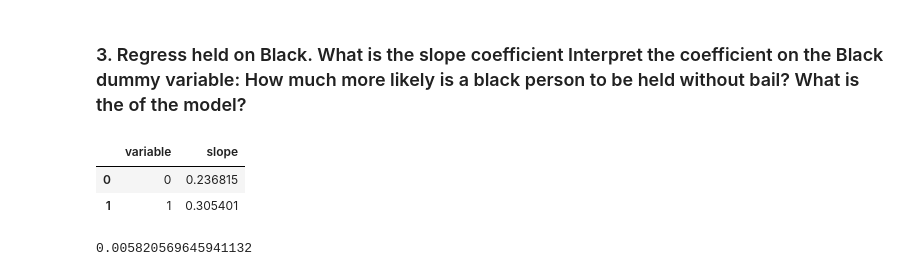
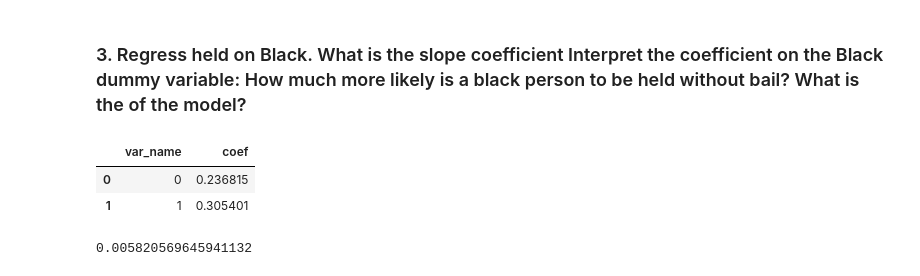
Before and after one commit to Catherine-Nguyen88/linearRegression, a Jupyter notebook: assignment.ipynb, the cells around one changed output. Cells and saved outputs as stored; diff of their text form; code cells hidden in the pictures.

```diff
--- a/assignment.ipynb
+++ b/assignment.ipynb
@@ -339,10 +337,10 @@ y = df2['held']
 
 reg = linear_model.LinearRegression(fit_intercept=False).fit(X,y)
 # %%
-df3 = pd.DataFrame({'variable': X.columns, 'slope':reg.coef_})
+df3 = pd.DataFrame({'var_name': X.columns, 'coef':reg.coef_})
 df3
 # %% [output]
-|  | variable | slope |
+|  | var_name | coef |
 | 0 | 0 | 0.236815 |
 | 1 | 1 | 0.305401 |
 # %%
```
Also changed, not shown: parts of 6 cells of this notebook.
